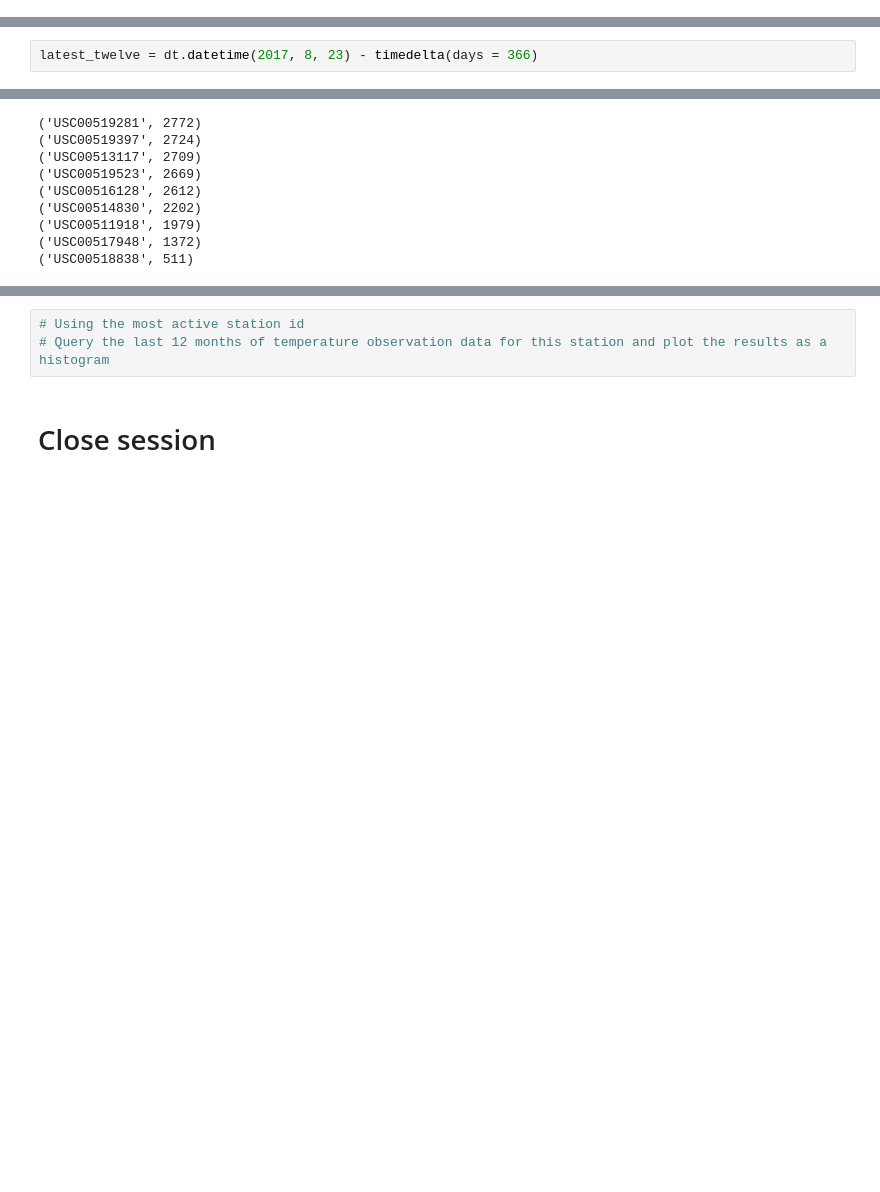
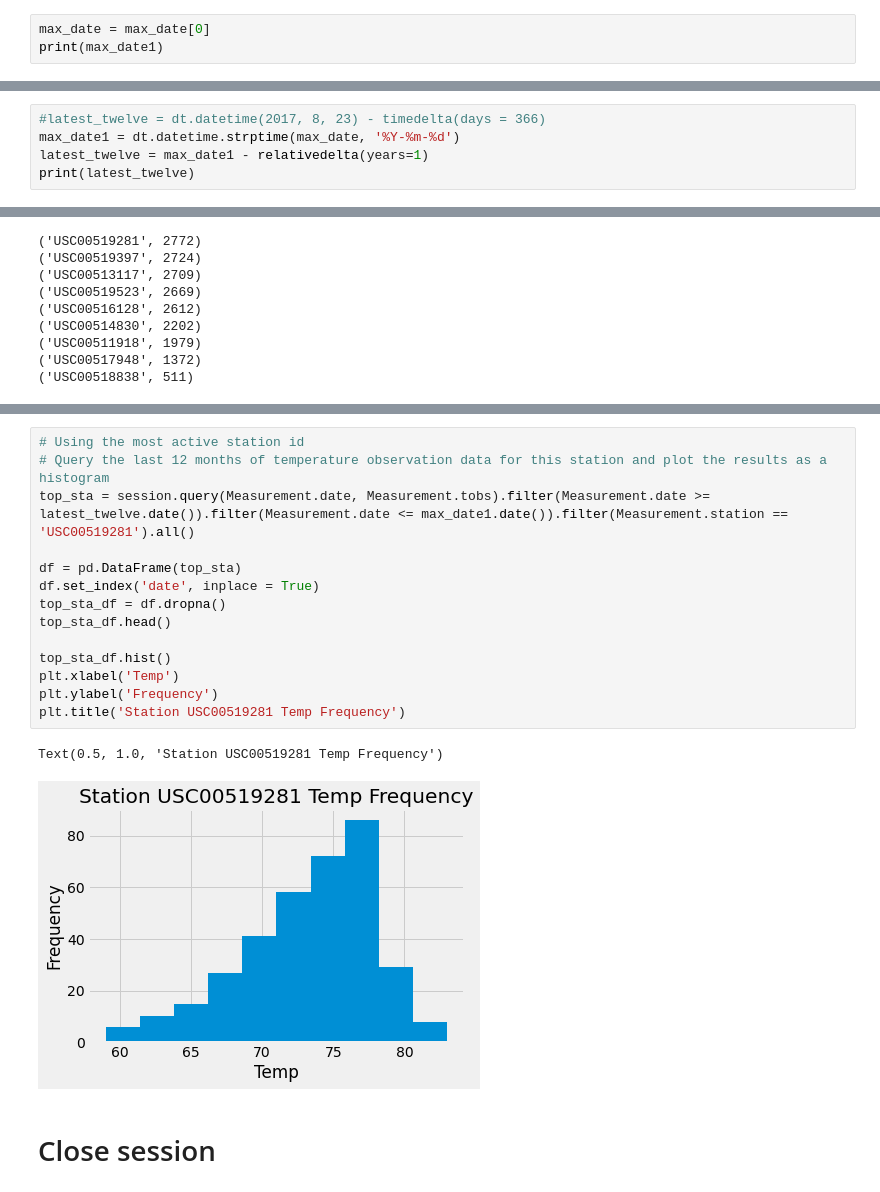
Before and after one commit to thomasipe/sqlalchemy-challenge, a Jupyter notebook: climate_starter.ipynb, the cells around one changed output, grey strips where cells are left out. Cells and saved outputs as stored; diff of their text form; blank space fills up the shorter version.

```diff
--- a/climate_starter.ipynb
+++ b/climate_starter.ipynb
@@ -97,3 +109,6 @@ print(max_date)
 #    print(q.date)
 # %% [output]
 ('2017-08-23',)
+# %%
+max_date = max_date[0]
+print(max_date1)
@@ -100,2 +117,5 @@ print(max_date)
 # %%
-latest_twelve = dt.datetime(2017, 8, 23) - timedelta(days = 366)
+#latest_twelve = dt.datetime(2017, 8, 23) - timedelta(days = 366)
+max_date1 = dt.datetime.strptime(max_date, '%Y-%m-%d')
+latest_twelve = max_date1 - relativedelta(years=1)
+print(latest_twelve)
@@ -230,6 +268,20 @@ for sta in sta_count:
 # %%
 # Using the most active station id
 # Query the last 12 months of temperature observation data for this station and plot the results as a histogram
+top_sta = session.query(Measurement.date, Measurement.tobs).filter(Measurement.date >= latest_twelve.date()).filter(Measurement.date <= max_date1.date()).filter(Measurement.station == 'USC00519281').all()
+
+df = pd.DataFrame(top_sta)
+df.set_index('date', inplace = True)
+top_sta_df = df.dropna()
+top_sta_df.head()
+
+top_sta_df.hist()
+plt.xlabel('Temp')
+plt.ylabel('Frequency')
+plt.title('Station USC00519281 Temp Frequency')
+# %% [output]
+Text(0.5, 1.0, 'Station USC00519281 Temp Frequency')
+[figure, added]
 # %% [markdown]
 # Close session
 # %%
```
Also changed, not shown: parts of 14 cells of this notebook, 1 other file.
